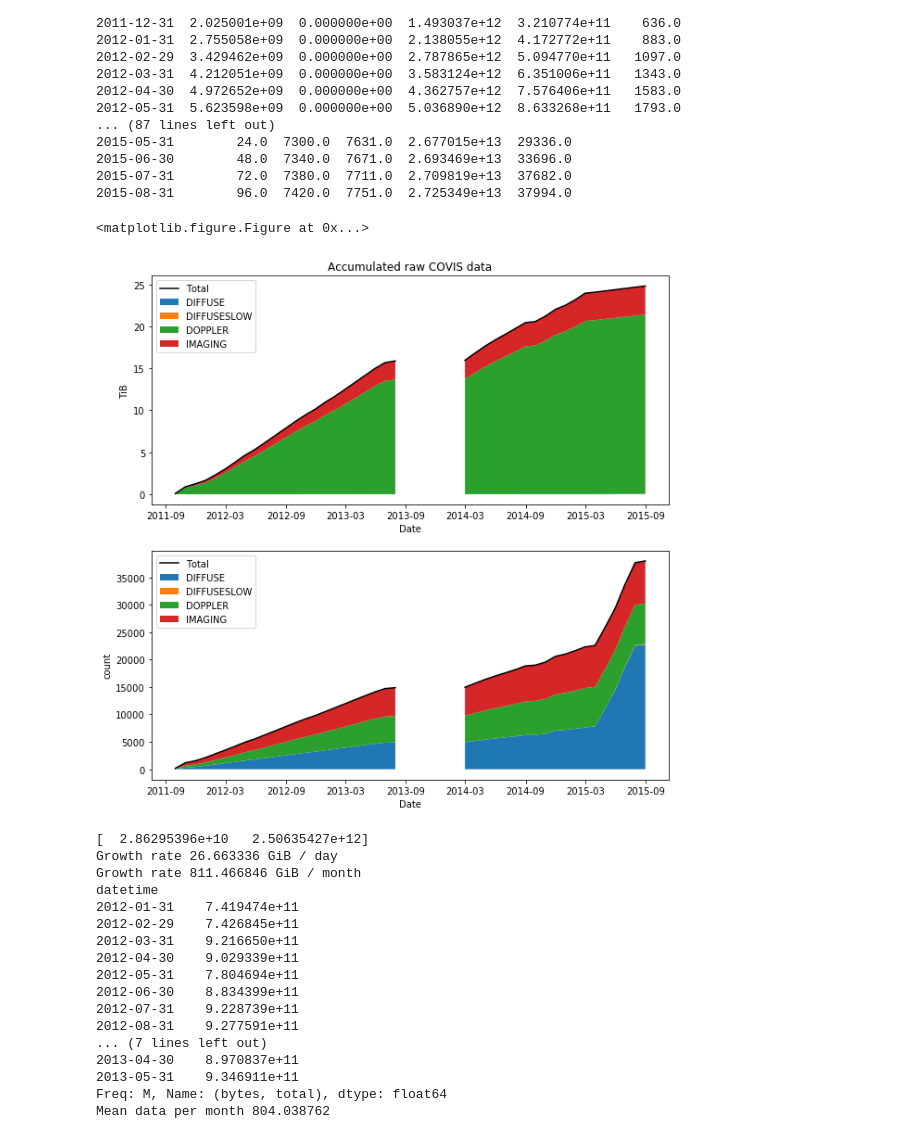
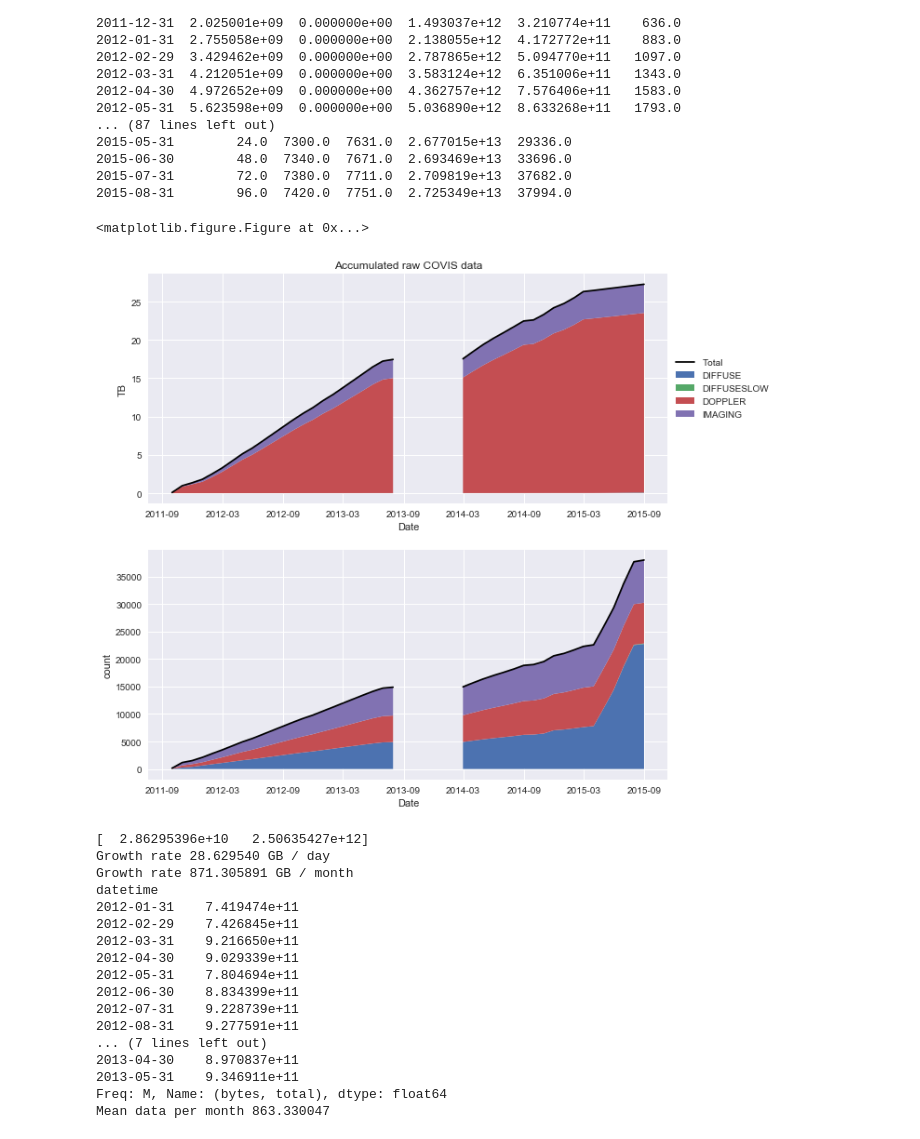
Before and after one commit to COVIS-Sonar/data-storage-analysis, a Jupyter notebook: Raw Archive Size Analysis.ipynb, the cells around one changed output. Saved outputs shown, nothing was run; the diff lists cells and outputs as text; code cells hidden in the pictures.

```diff
--- a/Raw Archive Size Analysis.ipynb
+++ b/Raw Archive Size Analysis.ipynb
@@ -163,41 +165,42 @@ datetime
 2015-08-31        96.0  7420.0  7751.0  2.725349e+13  37994.0
 # %%
 ## Plot cumulative values
-
+sns.set()
 plt.figure()
 # Create a figure with a single subplot
 f, ax = plt.subplots(2, figsize=(10,10))
 
-## Make a copy in TiB
+## Make a copy in TB
 cumu = cumulative.copy()
-cumu['bytes'] /= 2**40
+cumu['bytes'] /= 10**12
 
 for i,key in enumerate(['bytes','count']):
 
     rowsum = cumu[key].drop('total',axis=1).cumsum(1)
 
     cols = rowsum.columns.values
 
     ax[i].fill_between(rowsum.index, 0, rowsum[ cols[0] ], label=cols[0])
 
     for j in range(1, len(cols)):
         ax[i].fill_between(rowsum.index, rowsum[ cols[j-1] ], rowsum[ cols[j] ], label=cols[j])
 
 
     ax[i].plot(cumu[key].index, cumu[key,'total'],color='k',label='Total')
     ax[i].set_xlabel('Date')
     if i == 0:
-        ax[i].set_ylabel('TiB')
+        ax[i].set_ylabel('TB')
         ax[i].set_title('Accumulated raw COVIS data')
     else:
         ax[i].set_ylabel('count')
 
-    ax[i].legend()
+
+ax[0].legend(loc='center left', bbox_to_anchor=(1, 0.5))
 
 plt.show()
 # %% [output]
 <matplotlib.figure.Figure at 0x...>
-[figure, old version]
+[figure, new version]
 # %%
 from datetime import datetime
 
@@ -209,23 +212,23 @@ lm = np.polyfit( subset.dt, subset['bytes','total'], 1 )
 print(lm)
 bytes_per_day = np.asscalar(lm[0])
 
-print("Growth rate %f GiB / day" % (bytes_per_day/2**30))
+print("Growth rate %f GB / day" % (bytes_per_day/10**9))
 
 lm = np.polyfit( range( len(subset) ), subset['bytes','total'], 1 )
 bytes_per_month = np.asscalar(lm[0])
 
-print("Growth rate %f GiB / month" % (bytes_per_month/2**30))
+print("Growth rate %f GB / month" % (bytes_per_month/10**9))
 
 
 subset = bymonth[ datetime(2012,1,1):datetime(2013,6,1) ]['bytes','total']
 print(subset)
 mean_per_month = subset.mean()
 
-print("Mean data per month %f" % (mean_per_month/2**30))
+print("Mean data per month %f" % (mean_per_month/10**9))
 # %% [output]
 [  2.86295396e+10   2.50635427e+12]
-Growth rate 26.663336 GiB / day
-Growth rate 811.466846 GiB / month
+Growth rate 28.629540 GB / day
+Growth rate 871.305891 GB / month
 datetime
 2012-01-31    7.419474e+11
 2012-02-29    7.426845e+11
@@ -239,7 +242,7 @@ datetime
 2013-04-30    8.970837e+11
 2013-05-31    9.346911e+11
 Freq: M, Name: (bytes, total), dtype: float64
-Mean data per month 804.038762
+Mean data per month 863.330047
 # %%
 
 
```
Also changed, not shown: parts of 6 cells of this notebook, 2 other files.
